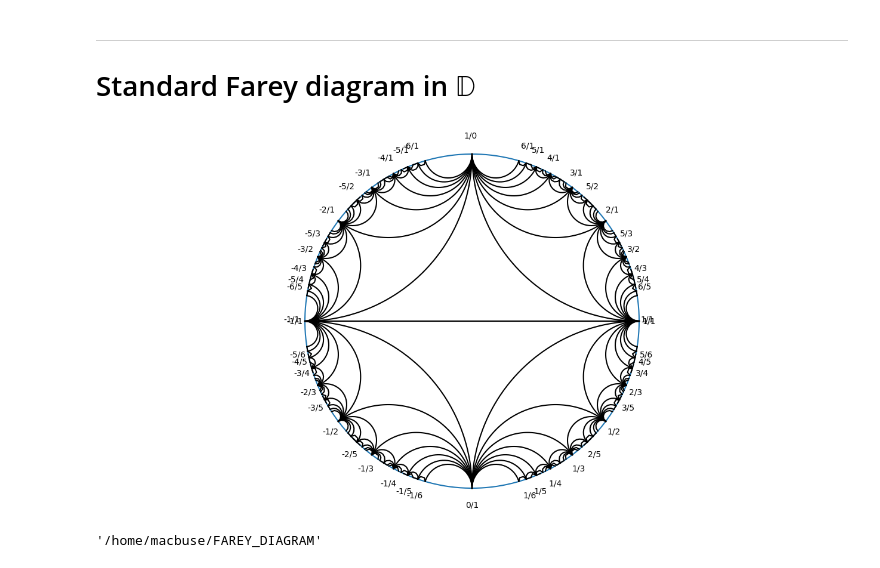
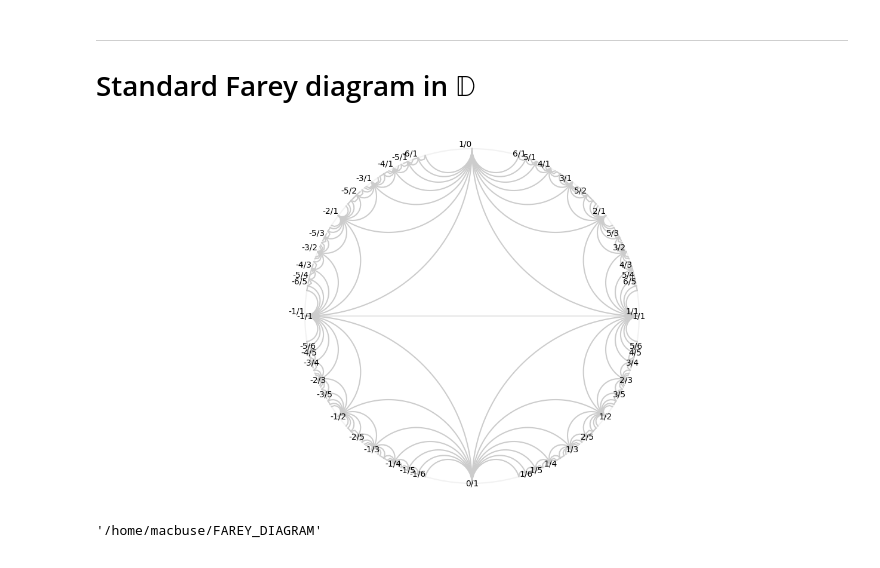
Before and after one commit to macbuse/FAREY_DIAGRAM, a Jupyter notebook: farey_diagram.ipynb, the cells around one changed output. Cells and saved outputs as stored; diff of their text form; code cells hidden in the pictures.

```diff
--- a/farey_diagram.ipynb
+++ b/farey_diagram.ipynb
@@ -66,6 +66,7 @@ plt.savefig('ford_circles.svg')
 # %%
 def farey(n):
     # start with a seed to do subdivisions on
+    # this one is slightly modded
     F_n = np.array([[-1,1],[0,1], [1,1]])
     for k in range(n):
         tmp = np.zeros((2*F_n.shape[0]-1, 2))
@@ -100,8 +101,8 @@ ax.axis('off')
 # draw the unit circle and a diameter
 T = np.linspace(0,2*np.pi , 200)
 C = np.exp(1J*T)
-ax.plot(C.real,C.imag)
-ax.plot([-1,1], [0,0],'k')
+ax.plot(C.real,C.imag,'.95')
+ax.plot([-1,1], [0,0],'.9')
 
 QQ = farey(6).astype(int)
 W = np.array([x[0]/x[1] for x in QQ])
@@ -113,38 +114,38 @@ while len(Z) > 2:
         # don't display small arcs
         if  dd < .01 : continue
         cc, r, theta = seg2circ(a,b)
         T = np.linspace(- theta, theta  , int(100*dd))
         arc = -r*np.exp(1J*T)*(cc/abs(cc)) + cc
-        ax.plot( arc.real, arc.imag,'k')
+        ax.plot( arc.real, arc.imag,'0.')
         arc = -arc
-        ax.plot( arc.real, arc.imag,'k')
+        ax.plot( arc.real, arc.imag,'0.8')
 
     Z = Z[::2]
 
 for q in QQ[:]:
     # no big denominators
     if q[1] > 6: continue
     # fractions on the lower half of the circle first
     bb = cayley(q[0]/q[1])
-    cx,cy = 1.06*bb.real, 1.1*bb.imag
+    cx,cy = bb.real, bb.imag
     ax.annotate(f"{q[0]}/{q[1]}",
                 xy=(cx, cy),
                 xytext=(0,0),
                 textcoords='offset points', ha='center', va='center',
                 )
     #the numerator can be negative but not the denominator
     if q[0] < 0: q = -q
     ax.annotate(f"{q[1]}/{q[0]}",
                 xy=(cx, -cy),
-                xytext=(6,-3),
+                xytext=(0,0),
                 textcoords='offset points', ha='right', va='bottom',
                 )
 
 
 plt.savefig('farey_diagram.png')
 plt.savefig('farey_diagram.svg')
 # %% [output]
-[figure, old version]
+[figure, new version]
 # %%
 pwd
 # %% [output]
```
Also changed, not shown: parts of 1 cell of this notebook, 2 other files.
